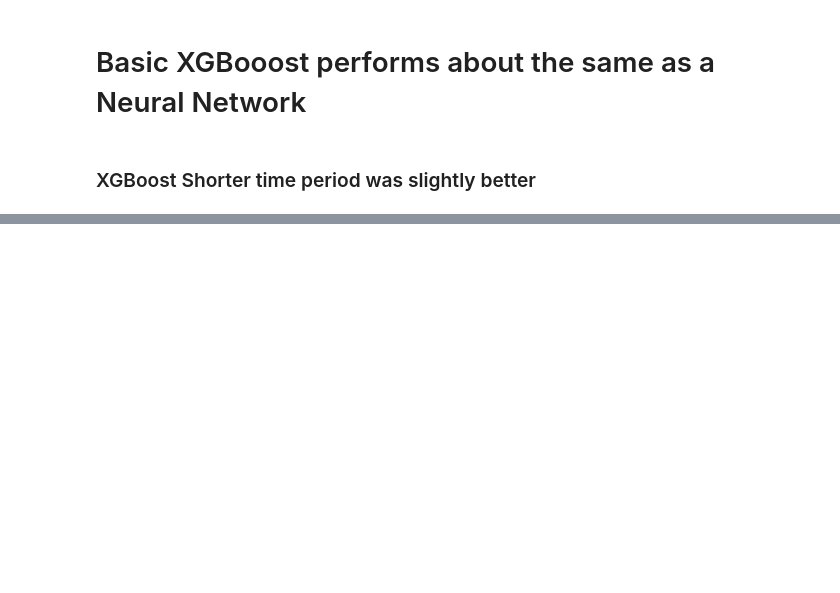
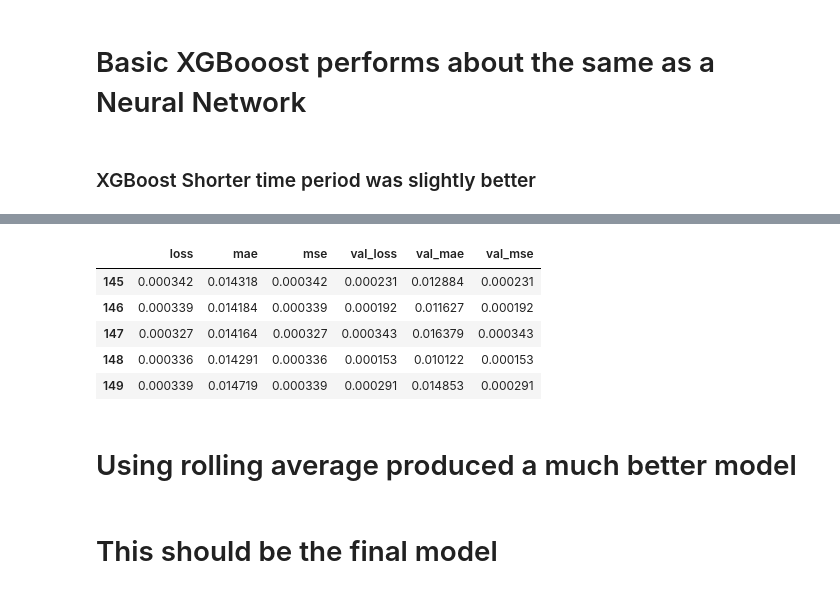
Before and after one commit to JamesMcMillen/pennchall, a Jupyter notebook: bitcoin_predictor_final.ipynb, the cells around one changed output, grey strips where cells are left out. Saved outputs shown, nothing was run; the diff lists cells and outputs as text; code cells hidden in the pictures; blank space fills up the shorter version.

```diff
--- a/bitcoin_predictor_final.ipynb
+++ b/bitcoin_predictor_final.ipynb
@@ -1389,0 +1317,36 @@ RMSE: 2.06
+# %%
+def lookback(dataset, timesteps):
+    # this uses the shift method of pandas dataframes to shift all of the columns down one row
+    # and then append to the original dataset
+    normalized_df = dataset
+    for i in range(1, timesteps):
+        step_back = dataset.shift(i).reset_index()
+        step_back.columns = ['index'] + [f'{column}_-{i}' for column in dataset.columns if column != 'index']
+        normalized_df = normalized_df.reset_index().merge(step_back, on='index', ).drop('index', axis=1)
+
+    #drop values related to same time period of target
+    normalized_df = normalized_df.drop(['price_open', 'price_high'], 1)
+
+    return normalized_df.dropna()
+# %%
+features = lookback(normalized_df, 15)
+target = features['price_rollmean'].values
+features = features.drop('price_rollmean', axis=1).values
+modelname = '/Users/jamesmcmillen/downloads/modelsave/15_TimePeriods_rolling_target'
+
+#run model vary the nodes for each layer, learning rate, and number of epochs
+history = run_model(360, 180, 90, 0.005, 150, features, target, modelname)
+
+model = keras.models.load_model('/Users/jamesmcmillen/downloads/modelsave/15_TimePeriods_rolling_target')
+
+print(model.summary())
+
+#view last values of metric calcs from model - shows errors
+hist = pd.DataFrame(history.history)
+hist['ephoc'] = history.epoch
+hist.tail()
+
+## prediction
+predictions = model.predict(features)
+rmse = np.sqrt(np.mean(np.square((target.reshape(-1, 1) - predictions))))
+print('Root Mean Sq. Error = ', rmse)
@@ -1389,0 +1379,14 @@ RMSE: 2.06
+# %%
+df_hist = pd.DataFrame(history.history)
+df_hist.tail()
+# %% [output]
+|  | loss | mae | mse | val_loss | val_mae | val_mse |
+| 145 | 0.000342 | 0.014318 | 0.000342 | 0.000231 | 0.012884 | 0.000231 |
+| 146 | 0.000339 | 0.014184 | 0.000339 | 0.000192 | 0.011627 | 0.000192 |
+| 147 | 0.000327 | 0.014164 | 0.000327 | 0.000343 | 0.016379 | 0.000343 |
+| 148 | 0.000336 | 0.014291 | 0.000336 | 0.000153 | 0.010122 | 0.000153 |
+| 149 | 0.000339 | 0.014719 | 0.000339 | 0.000291 | 0.014853 | 0.000291 |
+# %% [markdown]
+# Using rolling average produced a much better model
+# %% [markdown]
+# This should be the final model
```
Also changed, not shown: parts of 74 cells of this notebook.
